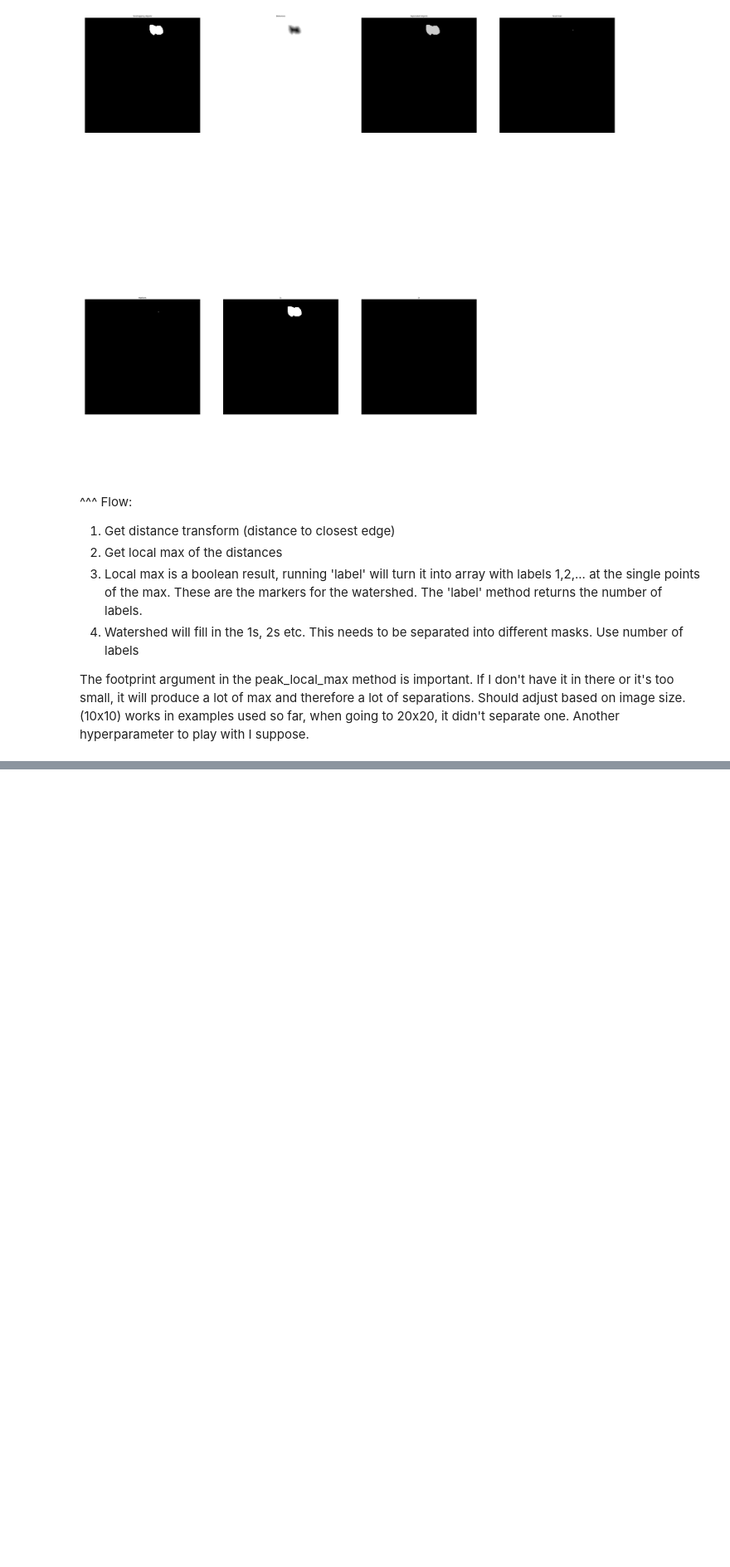
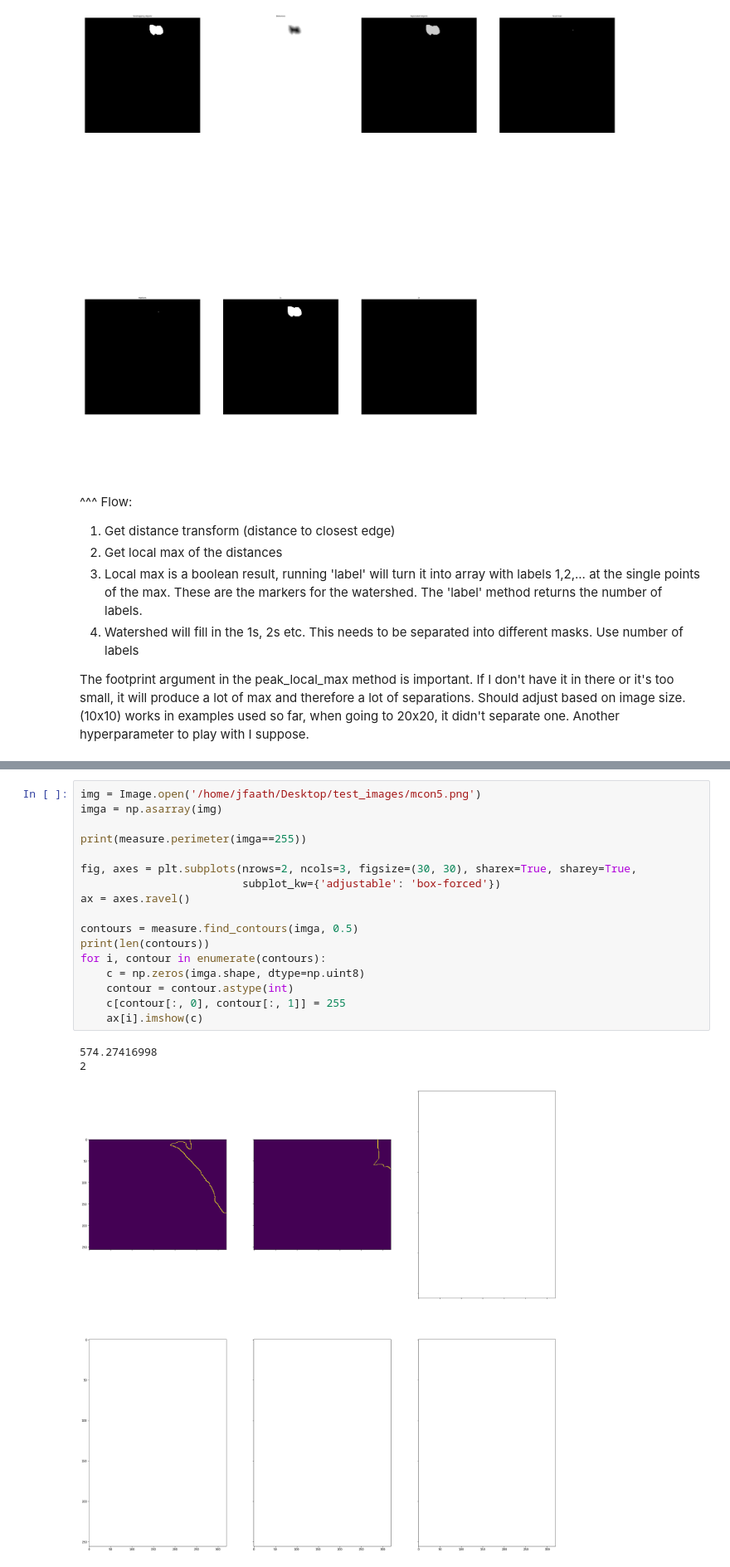
Before and after one commit to footh/nuclei, a Jupyter notebook: notebooks/image_aug_sandbox.ipynb, the cells around one changed output, grey strips where cells are left out. Shown at 83% size. Saved outputs shown, nothing was run; the diff lists cells and outputs as text; blank space fills up the shorter version.

```diff
--- a/notebooks/image_aug_sandbox.ipynb
+++ b/notebooks/image_aug_sandbox.ipynb
@@ -125,0 +210,21 @@ The footprint argument in the peak_local_max method is important. If I don't hav
+# %%
+img = Image.open('/home/jfaath/Desktop/test_images/mcon5.png')
+imga = np.asarray(img)
+
+print(measure.perimeter(imga==255))
+
+fig, axes = plt.subplots(nrows=2, ncols=3, figsize=(30, 30), sharex=True, sharey=True,
+                         subplot_kw={'adjustable': 'box-forced'})
+ax = axes.ravel()
+
+contours = measure.find_contours(imga, 0.5)
+print(len(contours))
+for i, contour in enumerate(contours):
+    c = np.zeros(imga.shape, dtype=np.uint8)
+    contour = contour.astype(int)
+    c[contour[:, 0], contour[:, 1]] = 255
+    ax[i].imshow(c)
+# %% [output]
+574.27416998
+2
+[figure, added]
```
Also changed, not shown: parts of 4 cells of this notebook, 2 other files.
